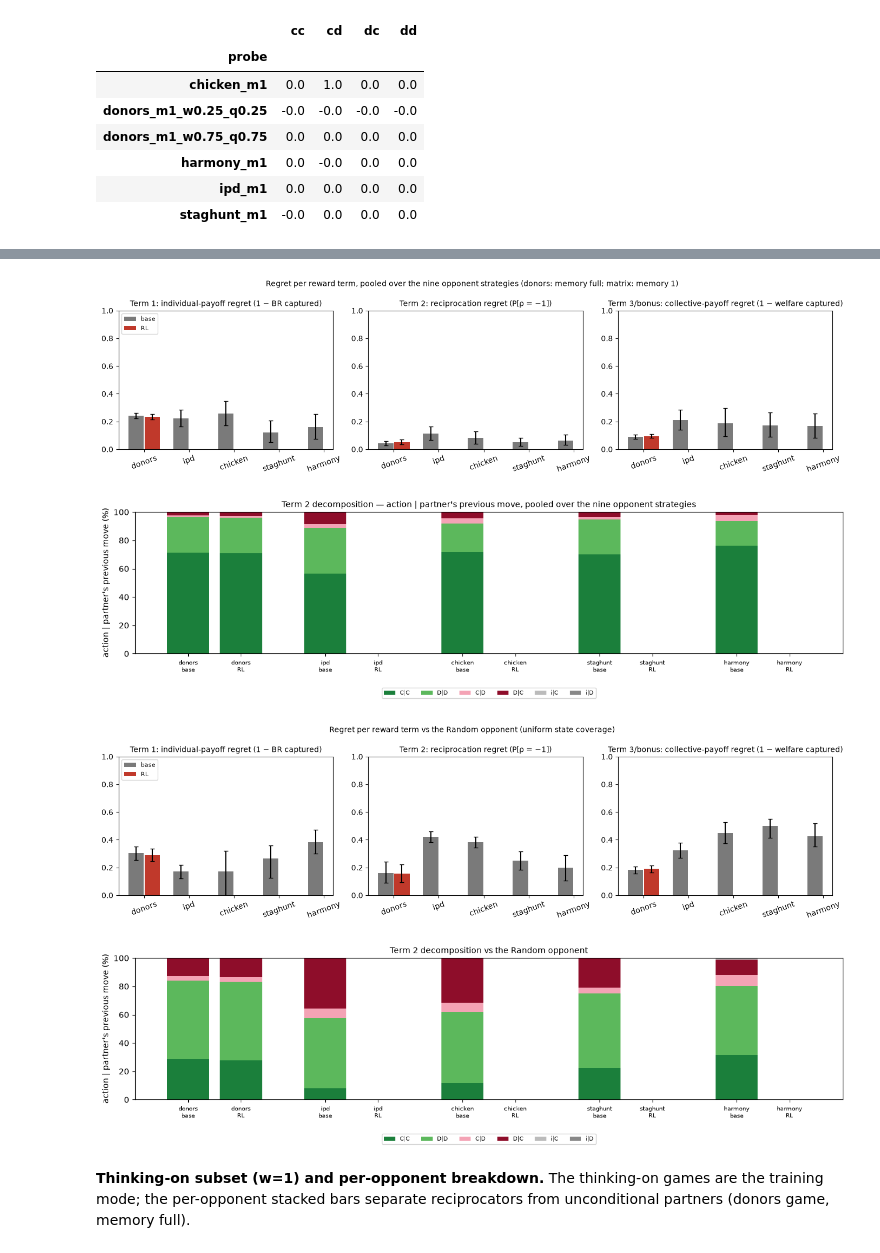
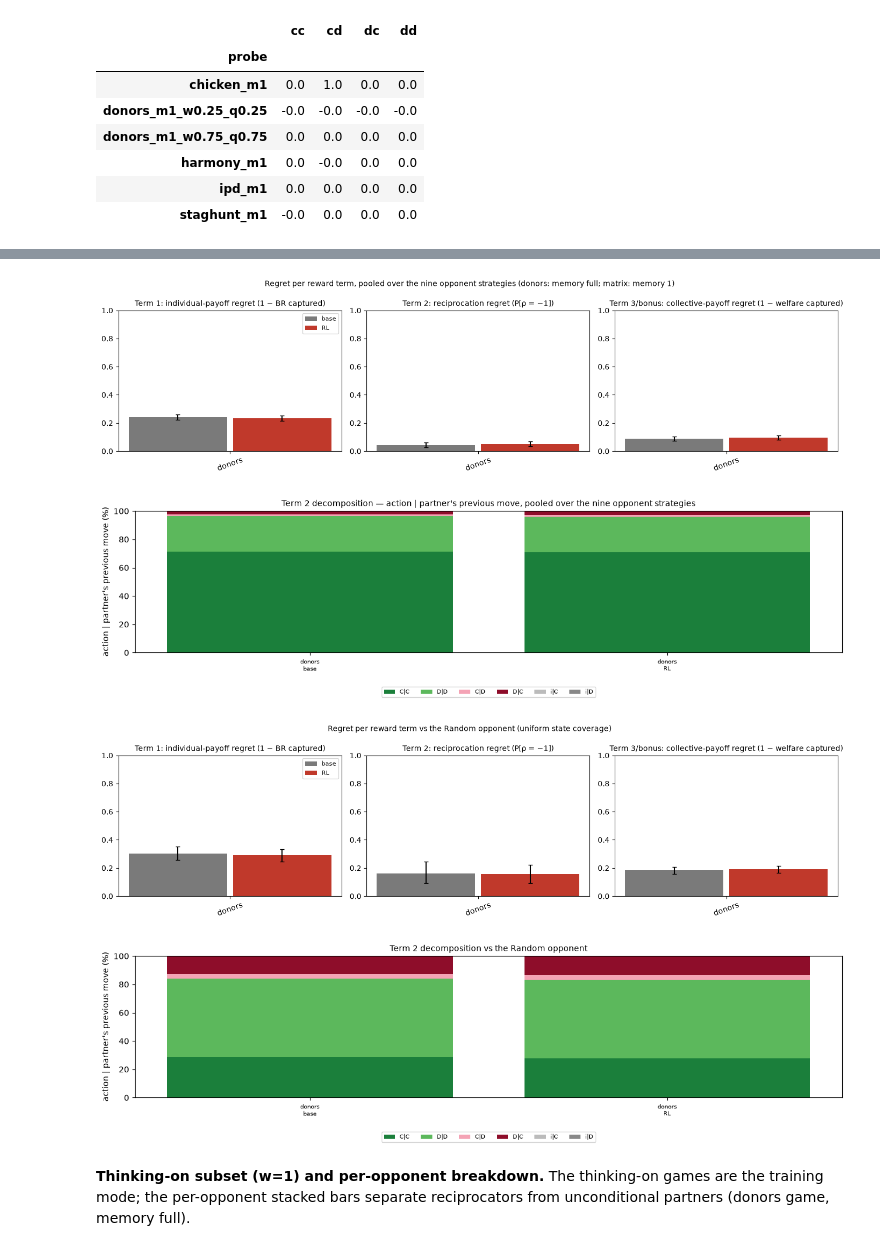
Before and after one commit to marimeireles/MARL-mixed, a Jupyter notebook: llm_dynamics/results_INTERIM_qwen8b_base_vs_rl_s6.ipynb, the cells around one changed output, grey strips where cells are left out. Drawn from its saved outputs; the diff is of its cells as text; code cells hidden in the pictures.

```diff
--- a/llm_dynamics/results_INTERIM_qwen8b_base_vs_rl_s6.ipynb
+++ b/llm_dynamics/results_INTERIM_qwen8b_base_vs_rl_s6.ipynb
@@ -423,7 +424,7 @@ def composition(rr):
         if p is None: continue
         c[('i' if r.get('parse_failed') else r['model_action'][0]) + '|' + p[0]] += 1
     return c
-GAMES = ['donors', 'ipd', 'chicken', 'staghunt', 'harmony']
+GAMES = ['donors']  # matrix games: see 1.5
 TITLES = {'term1_payoff': 'Term 1: individual-payoff regret (1 − BR captured)', 'term2_reciprocation': 'Term 2: reciprocation regret (P[ρ = −1])', 'term3_collective': 'Term 3/bonus: collective-payoff regret (1 − welfare captured)'}
 DATA = {tag: game_rows(tag) for tag in (TB, TR)}
 def moral_figure(only_random=False, title=''):
@@ -434,37 +435,37 @@ def moral_figure(only_random=False, title=''):
             for gname in GAMES:
                 vals = [regrets(rr)[metric] for (g, s, f), rr in DATA[tag].items() if g == gname and (not only_random or s == 'random')]
                 vals = [v for v in vals if not (isinstance(v, float) and math.isnan(v))]
                 if vals: m, lo, hi = boot_ci(vals)
                 else: m, lo, hi = np.nan, np.nan, np.nan
                 means.append(m); los.append(0 if not vals else m - lo); his.append(0 if not vals else hi - m)
             x = np.arange(len(GAMES)) + (k - 0.5) * 0.36
             ax.bar(x, means, 0.34, yerr=[los, his], capsize=3, label=arm, color=['#7a7a7a', '#c0392b'][k])
         ax.set_xticks(range(len(GAMES))); ax.set_xticklabels(GAMES, rotation=20); ax.set_title(TITLES[metric], fontsize=10); ax.set_ylim(0, 1)
     axs[0].legend(fontsize=8); fig.suptitle(title, fontsize=10); plt.tight_layout(); plt.show()
 def composition_figure(only_random=False, title=''):
     cats = ['C|C', 'D|D', 'C|D', 'D|C', 'i|C', 'i|D']; cols = ['#1b7f3b', '#5cb85c', '#f4a3b5', '#8e0d2a', '#bbbbbb', '#888888']
     fig, ax = plt.subplots(figsize=(13, 3.8)); xs, labels = [], []; pos = 0.0
     for gname in GAMES:
         for tag, arm in [(TB, 'base'), (TR, 'RL')]:
             tot = collections.Counter()
             for (g, s, f), rr in DATA[tag].items():
                 if g == gname and (not only_random or s == 'random'): tot.update(composition(rr))
             n = sum(tot.values()) or 1; bottom = 0.0
             for cat, col in zip(cats, cols):
                 v = 100 * tot.get(cat, 0) / n; ax.bar(pos, v, 0.8, bottom=bottom, color=col, label=cat if pos == 0 else None); bottom += v
             xs.append(pos); labels.append(f'{gname}\n{arm}'); pos += 1
         pos += 0.6
     ax.set_xticks(xs); ax.set_xticklabels(labels, fontsize=7); ax.set_ylabel("action | partner's previous move (%)")
     ax.legend(fontsize=7, ncol=6, loc='upper center', bbox_to_anchor=(0.5, -0.22)); ax.set_title(title, fontsize=10); plt.tight_layout(); plt.show()
 moral_figure(False, 'Regret per reward term, pooled over the nine opponent strategies (donors: memory full; matrix: memory 1)')
 composition_figure(False, 'Term 2 decomposition — action | partner\'s previous move, pooled over the nine opponent strategies')
 moral_figure(True, 'Regret per reward term vs the Random opponent (uniform state coverage)')
 composition_figure(True, 'Term 2 decomposition vs the Random opponent')
 # %% [output]
-[figure, old version]
+[figure, new version]
-[figure, old version]
+[figure, new version]
-[figure, old version]
+[figure, new version]
-[figure, old version]
+[figure, new version]
 # %% [markdown]
 **Thinking-on subset (w=1) and per-opponent breakdown.** The thinking-on games are the
 training mode; the per-opponent stacked bars separate reciprocators from unconditional
```
Also changed, not shown: parts of 7 cells of this notebook, 1 other file.
